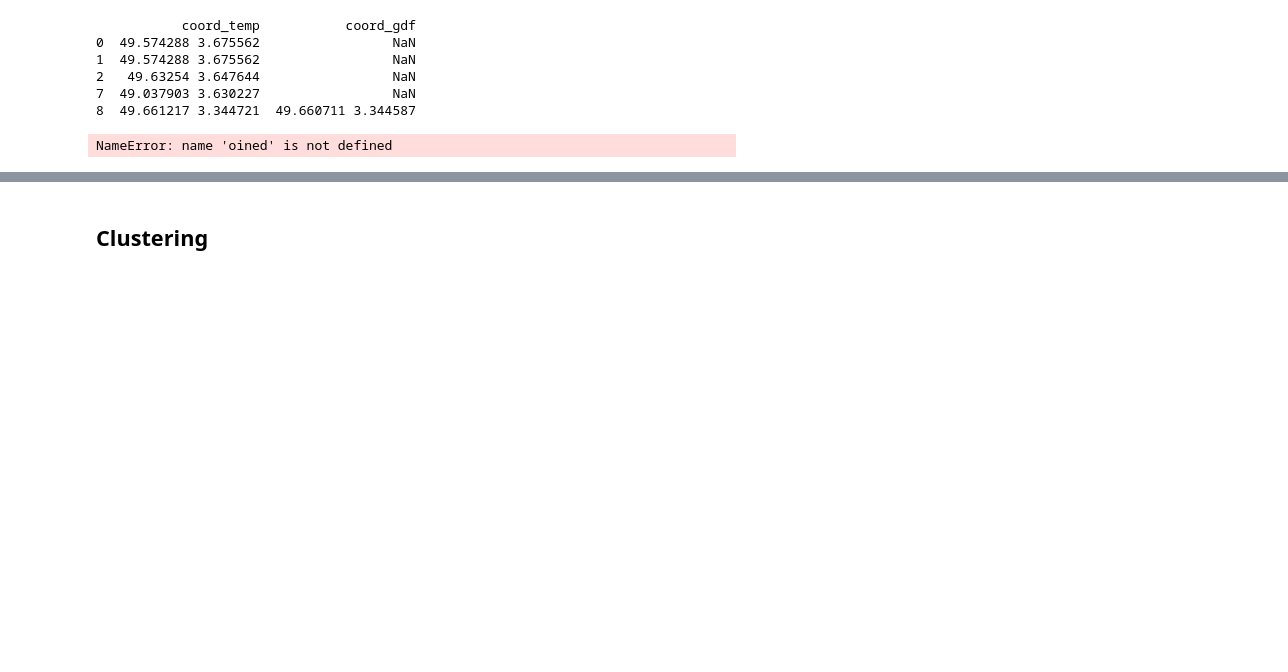
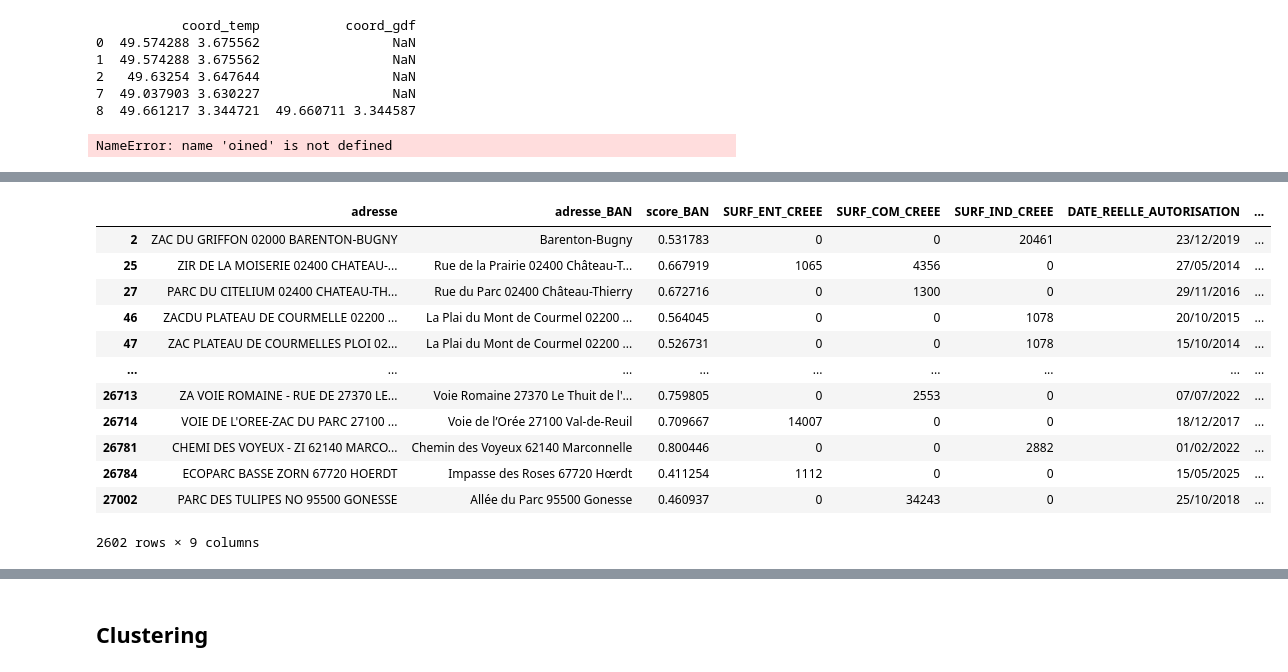
Before and after one commit to xdalp/projet3A, a Jupyter notebook: stat_desc.ipynb, the cells around one changed output, grey strips where cells are left out. Saved outputs shown, nothing was run; the diff lists cells and outputs as text; code cells hidden in the pictures; blank space fills up the shorter version.

```diff
--- a/stat_desc.ipynb
+++ b/stat_desc.ipynb
@@ -937,0 +987,22 @@ NameError: name 'oined' is not defined
+# %%
+df1000[
+    df1000['adresse'].str.contains(r'(parc|\bzi|\bzac|\bza)', case=False, na=False) &  # Recherche de "parc", "zi", "zac", "za"
+    ~df1000['adresse_BAN'].str.contains(r'(parc d|zi|zac|za|zone)', case=False, na=False) &  # Exclut les "parc d", "zi", "zac", "za" dans adresse_BAN
+    ~(df1000['adresse'].str.contains(r'\brue\b', case=False, na=False) & df1000['adresse_BAN'].str.contains(r'\brue\b', case=False, na=False))  # Exclut les observations avec "rue" dans les deux colonnes
+][["adresse","adresse_BAN","score_BAN","SURF_ENT_CREEE","SURF_COM_CREEE",
+     "SURF_IND_CREEE","DATE_REELLE_AUTORISATION","DATE_REELLE_DOC",
+     "DATE_REELLE_DAACT"]]
+# %% [output]
+|  | adresse | adresse_BAN | score_BAN | SURF_ENT_CREEE | SURF_COM_CREEE | SURF_IND_CREEE | DATE_REELLE_AUTORISATION | ... |
+| 2 | ZAC DU GRIFFON 02000 BARENTON-BUGNY | Barenton-Bugny | 0.531783 | 0 | 0 | 20461 | 23/12/2019 | ... |
+| 25 | ZIR DE LA MOISERIE 02400 CHATEAU-... | Rue de la Prairie 02400 Château-T... | 0.667919 | 1065 | 4356 | 0 | 27/05/2014 | ... |
+| 27 | PARC DU CITELIUM 02400 CHATEAU-TH... | Rue du Parc 02400 Château-Thierry | 0.672716 | 0 | 1300 | 0 | 29/11/2016 | ... |
+| 46 | ZACDU PLATEAU DE COURMELLE 02200 ... | La Plai du Mont de Courmel 02200 ... | 0.564045 | 0 | 0 | 1078 | 20/10/2015 | ... |
+| 47 | ZAC PLATEAU DE COURMELLES PLOI 02... | La Plai du Mont de Courmel 02200 ... | 0.526731 | 0 | 0 | 1078 | 15/10/2014 | ... |
+| ... | ... | ... | ... | ... | ... | ... | ... | ... |
+| 26713 | ZA VOIE ROMAINE - RUE DE 27370 LE... | Voie Romaine 27370 Le Thuit de l'... | 0.759805 | 0 | 2553 | 0 | 07/07/2022 | ... |
+| 26714 | VOIE DE L'OREE-ZAC DU PARC 27100 ... | Voie de l’Orée 27100 Val-de-Reuil | 0.709667 | 14007 | 0 | 0 | 18/12/2017 | ... |
+| 26781 | CHEMI DES VOYEUX - ZI 62140 MARCO... | Chemin des Voyeux 62140 Marconnelle | 0.800446 | 0 | 0 | 2882 | 01/02/2022 | ... |
+| 26784 | ECOPARC BASSE ZORN 67720 HOERDT | Impasse des Roses 67720 Hœrdt | 0.411254 | 1112 | 0 | 0 | 15/05/2025 | ... |
+| 27002 | PARC DES TULIPES NO 95500 GONESSE | Allée du Parc 95500 Gonesse | 0.460937 | 0 | 34243 | 0 | 25/10/2018 | ... |
+2602 rows × 9 columns
```
Also changed, not shown: parts of 3 cells of this notebook, 2 other files.
